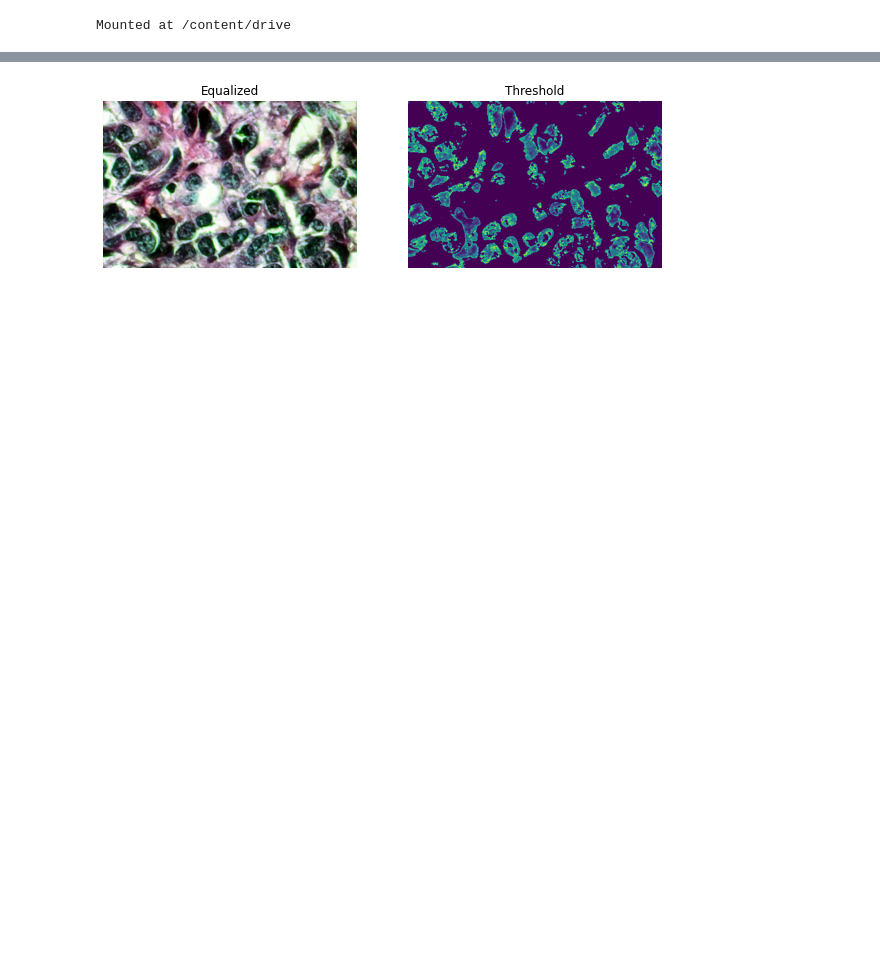
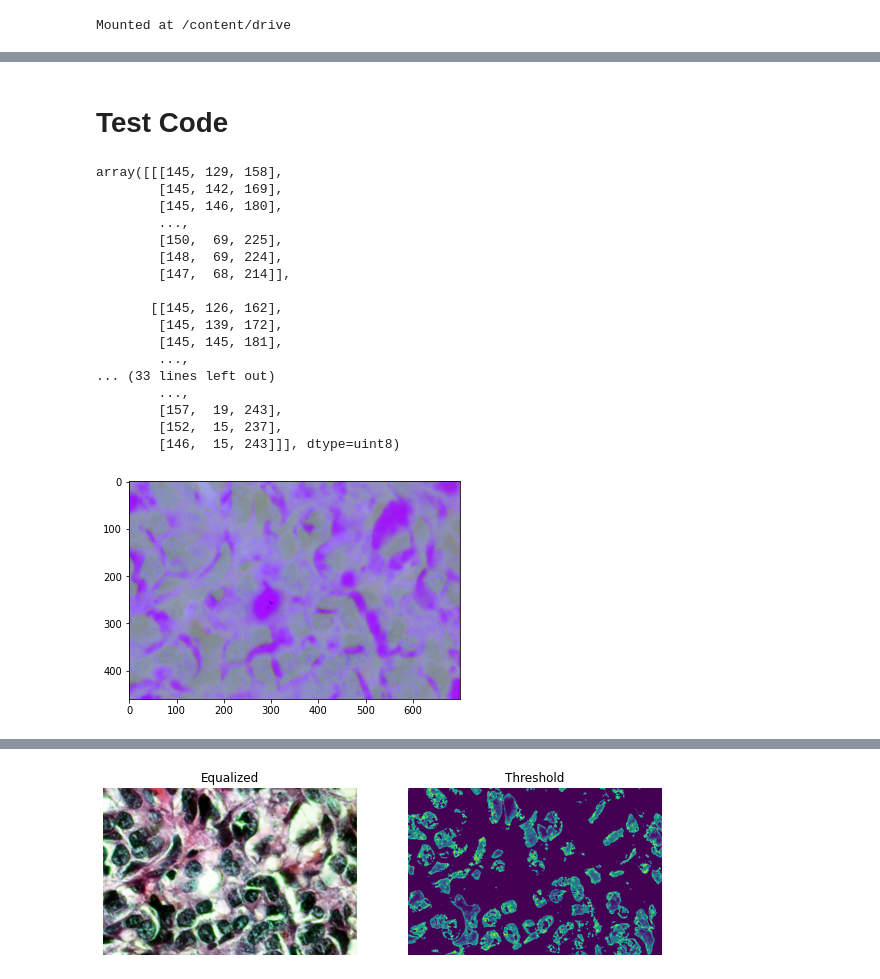
Before and after one commit to Nadeem-Anwar/Nadeem-Anwar, a Jupyter notebook: Cancer.ipynb, the cells around one changed output, grey strips where cells are left out. Saved outputs shown, nothing was run; the diff lists cells and outputs as text; code cells hidden in the pictures; blank space fills up the shorter version.

```diff
--- a/Cancer.ipynb
+++ b/Cancer.ipynb
@@ -23,9 +25,9 @@ except FileExistsError:
 import cv2
 from matplotlib import pyplot
 
-benignList = []
+benignImg = []
 benignName = []
-malignantList = []
+malignantImg = []
 malignantName = []
 bCount = 0
 mCount = 0
@@ -35,12 +37,12 @@ os.chdir(source)
 for d in os.listdir():      #to access either of benign or malignant
   if d == 'benign':
     os.chdir(d)
-    data = benignList
+    data = benignImg
     name = benignName
     flag = 0
   elif d == 'malignant':
     os.chdir(d)
-    data = malignantList
+    data = malignantImg
     name = malignantName
     flag = 1
   else:
@@ -62,7 +64,7 @@ for d in os.listdir():      #to access either of benign or malignant
         for x in os.listdir():        #to access 400X images only
           if x == '400X':
             os.chdir(x)
-            print('******READING  ', os.getcwd() , '******')
+            print('****** READING  ', os.getcwd() , '******')
 
             for f in os.listdir():      #to read each image
               file = os.getcwd() + '/' + f
@@ -81,11 +83,11 @@ for d in os.listdir():      #to access either of benign or malignant
           else:
             continue
           os.chdir(os.pardir)
-          #break   #to be removed later, breaks are used to play with small sample
+          break   #to be removed later, breaks are used to play with small sample
         os.chdir(os.pardir)
-        #break   #to be removed later
+        break   #to be removed later
       os.chdir(os.pardir)
-      #break   #to be removed later
+      break   #to be removed later
     os.chdir(os.pardir)
   os.chdir(os.pardir)
 
@@ -191,0 +379,29 @@ pyplot.imsave(destination + '/BreaKHis_v1/demo.png', binarized)
+# %% [markdown]
+# Test Code
+# %%
+im = Mx_train[10]
+im1 = cv2.cvtColor(im, cv2.COLOR_BGR2HSV)
+#im1 = cv2.cvtColor(im1, cv2.COLOR_BGR2LAB)
+#im1 = cv2.cvtColor(im1, cv2.COLOR_BGR2YCrCb)
+#im1 = cv2.cvtColor(im, cv2.COLOR_BGR2HSV)
+pyplot.imshow(im1)
+im1
+# %% [output]
+array([[[145, 129, 158],
+        [145, 142, 169],
+        [145, 146, 180],
+        ...,
+        [150,  69, 225],
+        [148,  69, 224],
+        [147,  68, 214]],
+
+       [[145, 126, 162],
+        [145, 139, 172],
+        [145, 145, 181],
+        ...,
+... (33 lines left out)
+        ...,
+        [157,  19, 243],
+        [152,  15, 237],
+        [146,  15, 243]]], dtype=uint8)
+[figure, added]
```
Also changed, not shown: parts of 26 cells of this notebook.
